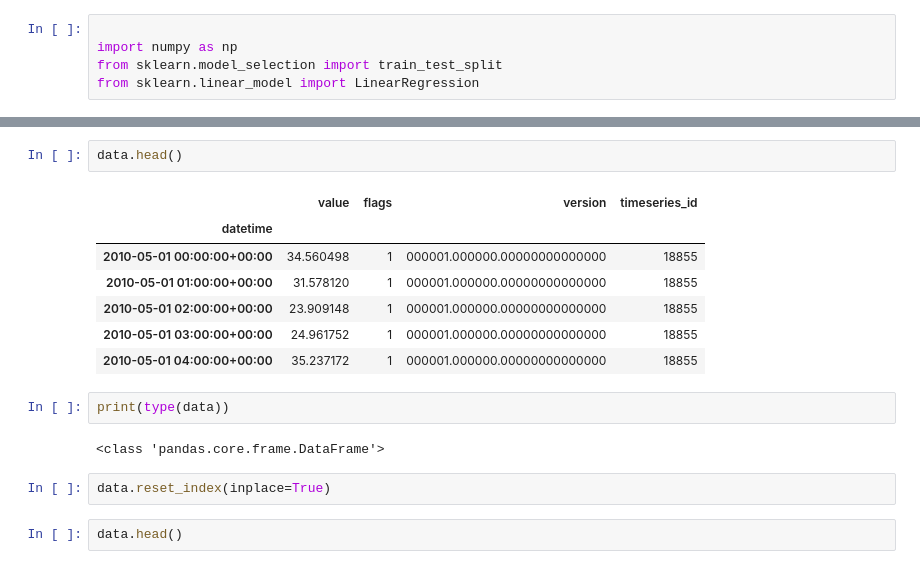
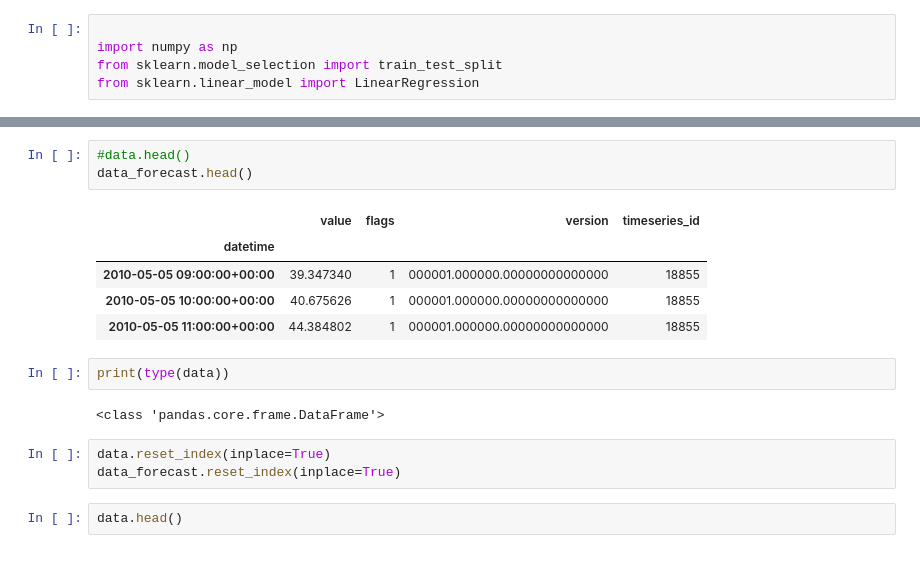
Before and after one commit to Nabizeus/TOAR_Julich, a Jupyter notebook: TOAR_Ozone_Forecast4Julich.ipynb, the cells around one changed output, grey strips where cells are left out. Cells and saved outputs as stored; diff of their text form.

```diff
--- a/TOAR_Ozone_Forecast4Julich.ipynb
+++ b/TOAR_Ozone_Forecast4Julich.ipynb
@@ -135,21 +142,21 @@ data.reset_index().plot(x="datetime", y="value", kind="scatter", title="Plot of
 # %% [output]
 [figure]
-# %%
-data.head()
-# %% [output]
-|  | value | flags | version | timeseries_id |
-| datetime |  |  |  |  |
-| 2010-05-01 00:00:00+00:00 | 34.560498 | 1 | 000001.000000.00000000000000 | 18855 |
-| 2010-05-01 01:00:00+00:00 | 31.578120 | 1 | 000001.000000.00000000000000 | 18855 |
-| 2010-05-01 02:00:00+00:00 | 23.909148 | 1 | 000001.000000.00000000000000 | 18855 |
-| 2010-05-01 03:00:00+00:00 | 24.961752 | 1 | 000001.000000.00000000000000 | 18855 |
-| 2010-05-01 04:00:00+00:00 | 35.237172 | 1 | 000001.000000.00000000000000 | 18855 |
+# %%
+#data.head()
+data_forecast.head()
+# %% [output]
+|  | value | flags | version | timeseries_id |
+| datetime |  |  |  |  |
+| 2010-05-05 09:00:00+00:00 | 39.347340 | 1 | 000001.000000.00000000000000 | 18855 |
+| 2010-05-05 10:00:00+00:00 | 40.675626 | 1 | 000001.000000.00000000000000 | 18855 |
+| 2010-05-05 11:00:00+00:00 | 44.384802 | 1 | 000001.000000.00000000000000 | 18855 |
 # %%
 print(type(data))
 # %% [output]
 <class 'pandas.core.frame.DataFrame'>
 # %%
 data.reset_index(inplace=True)
+data_forecast.reset_index(inplace=True)
 # %%
 data.head()
 # %% [output]
```
Also changed, not shown: parts of 18 cells of this notebook.
